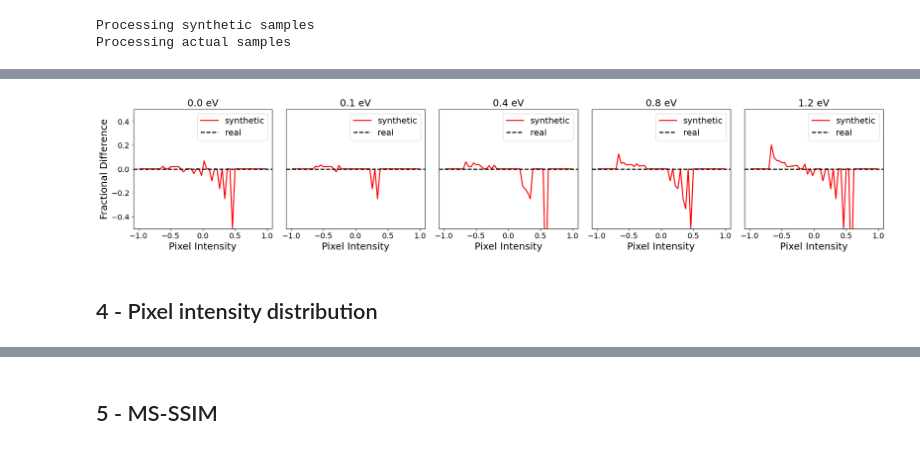
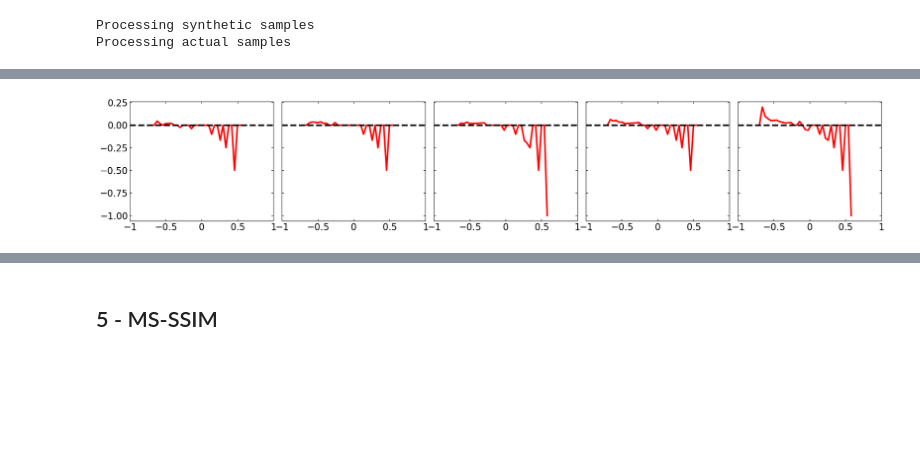
Before and after one commit to Prateeek73/nuGAN-webapplet, a Jupyter notebook: infer.ipynb, the cells around one changed output, grey strips where cells are left out. Saved outputs shown, nothing was run; the diff lists cells and outputs as text; code cells hidden in the pictures; blank space fills up the shorter version.

```diff
--- a/infer.ipynb
+++ b/infer.ipynb
@@ -357,49 +516,51 @@ plt.show()
 # %%
-fig, (ax,bx,cx,dx,ex) = plt.subplots(1,5, figsize=(25,4))
-fig.subplots_adjust(wspace=0.1)
-option = 2
+fig, (ax,bx,cx,dx,ex) = plt.subplots(1,5, figsize=(25,4), sharey=True)
+fig.subplots_adjust(
+    wspace=0.06,
+    hspace=0.10
+)
+for xx in [ax,bx,cx,dx,ex]:
+    xx.tick_params(which='both', direction='in', top=True, right=True)
+
+option = 3
+
 for nu, sp in zip(nu_info.keys(),(ax,bx,cx,dx,ex)):
 
     if option==1:
         real = avg_counts_act[nu]
         synth = avg_counts_synth[nu]
         mask = real > 0
         res = np.full_like(real, np.nan, dtype=float)
         res[mask] = (synth[mask] - real[mask]) / real[mask]
         #print(res)
 
     elif option==2:
         res = np.divide(
                     avg_counts_synth[nu] - avg_counts_act[nu],
                     avg_counts_act[nu],
                     out=np.zeros_like(avg_counts_act[nu], dtype=float),
                     where=avg_counts_act[nu] > 0
                 )
         #print(res)
+
     elif option==3:
         res = (avg_counts_synth[nu] - avg_counts_act[nu])/avg_counts_act[nu]
 
 
-    sp.plot(bin_centers_act, res, c='r', lw=2, label='synthetic')
-    sp.axhline(0.0, c='k', ls='--', lw=2, label='real')
+    sp.plot(bin_centers_act, res, c='r', lw=3, label='generated')
+    sp.axhline(0.0, c='k', ls='--', lw=3, label='actual')
 
-    sp.set_xticks([-1,-0.5,0,0.5,1.0])
-    sp.legend(fontsize=16)
-    if sp is not ax:
-        sp.set_yticks([])
-    else:
-        sp.set_ylabel(r"Fractional Difference", fontsize=18)
-    sp.set_title(f"{nu} eV", fontsize=18)
-    sp.set_xlabel("Pixel Intensity", fontsize=18)
-    sp.tick_params(axis='both', which='major', labelsize=14)
-    sp.set_ylim(-0.5,0.5)
-    #sp.set_xscale('log')
-    #sp.set_yscale('log')
-    #sp.set_xlim(-0.5,1)
+    #sp.legend(fontsize=16)
+    #sp.set_ylim(-0.5,0.5)
+
+    sp.set_xticks([-1, -0.5, 0, 0.5, 1])
+    sp.set_xticklabels(
+        [r"$-1$", r"$-0.5$", r"$0$", r"$0.5$", r"$1$"],
+        fontsize=ticklabelsize
+    )
+    sp.tick_params(axis='both', labelsize=ticklabelsize+1)
 
 fig.savefig("./results/PIXEL_PEAKS_DISTRIBUTION_ERROR.png", dpi=100)
 plt.show()
 # %% [output]
-[figure, old version]
+[figure, new version]
-# %% [markdown]
-## 4 - Pixel intensity distribution
```
Also changed, not shown: parts of 17 cells of this notebook, 34 other files.
